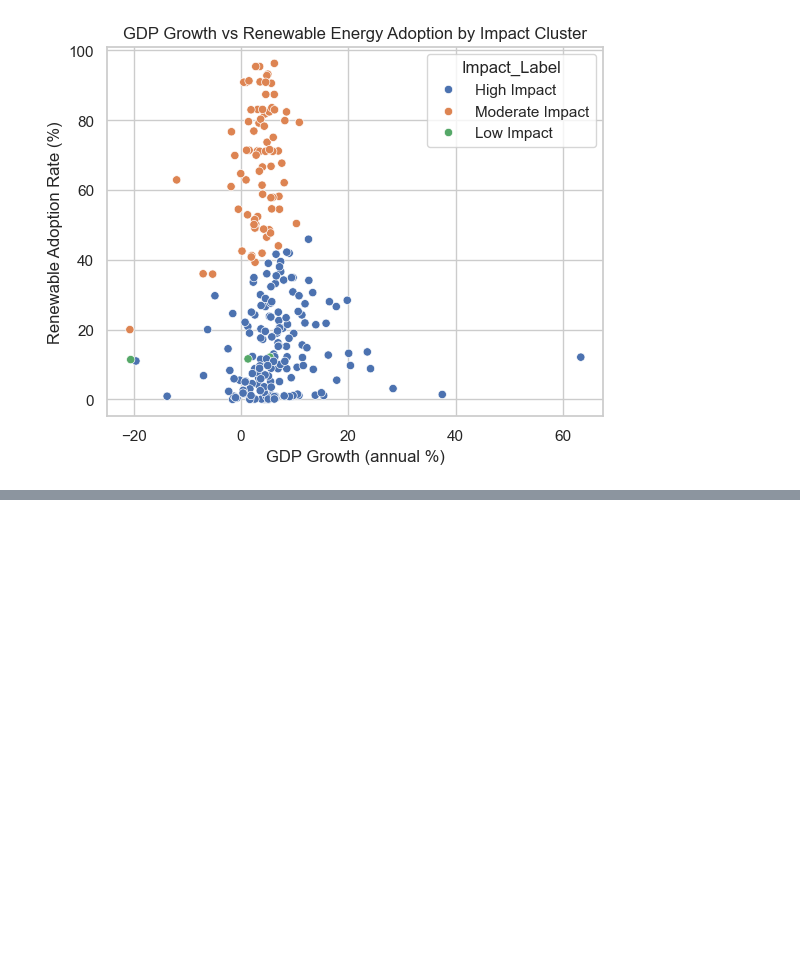
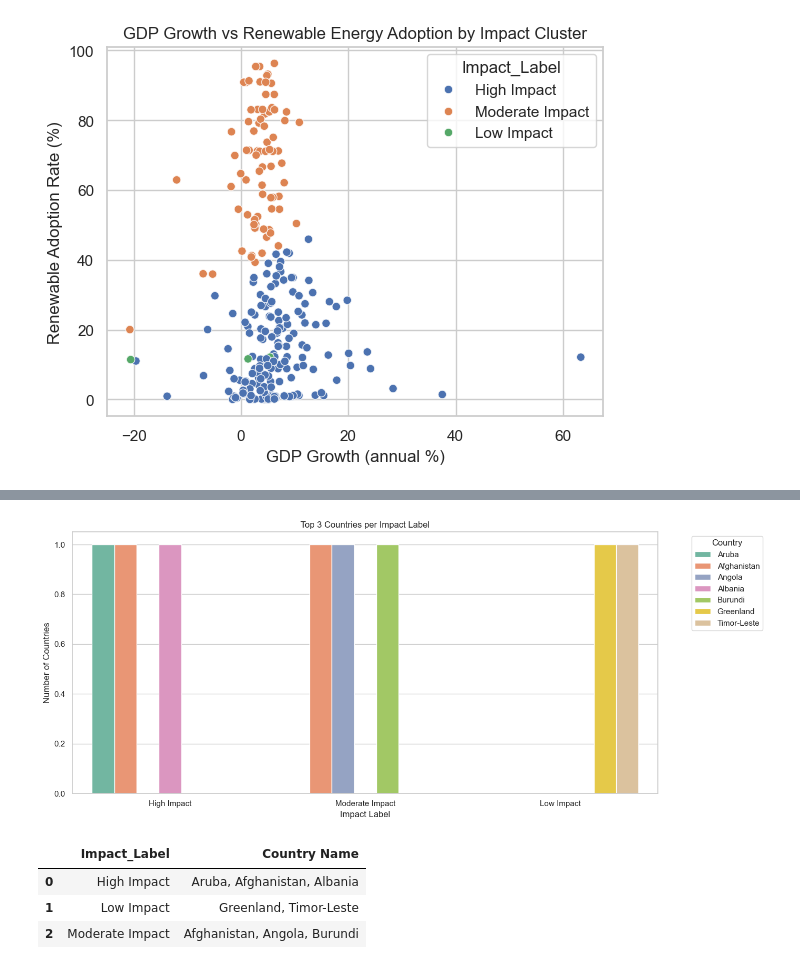
Before and after one commit to CSUN-MS-BANA/culminating-project-group-2, a Jupyter notebook: WEEK 7/ClassificationQues.ipynb, the cells around one changed output, grey strips where cells are left out. Saved outputs shown, nothing was run; the diff lists cells and outputs as text; code cells hidden in the pictures; blank space fills up the shorter version.

Commit message:
finding impacting country names

```diff
--- a/WEEK 7/ClassificationQues.ipynb
+++ b/WEEK 7/ClassificationQues.ipynb
@@ -1371,3 +1330,42 @@ Answer:
 Yes — the Moderate Impact cluster appears to represent a transitional group.
 These countries have moderate renewable energy use (10–40%) and low to mid GDP growth.
 They might be in the process of increasing clean energy usage or adjusting their growth models, moving either toward sustainability or unsustainability depending on their future trajectory.
+# %%
+# let find out the countries in moderated impact or on label
+import pandas as pd
+import matplotlib.pyplot as plt
+import seaborn as sns
+
+#Get 10 unique countries from each Impact_Label group
+top_countries_per_label = (
+    df_clustered[['Country Name', 'Impact_Label']]
+    .drop_duplicates()
+    .groupby('Impact_Label')
+    .head(3)
+)
+
+# First, create a new column combining Impact_Label and Country Name for better labels
+top_countries_per_label['Label'] = top_countries_per_label['Impact_Label'].astype(str) + ' - ' + top_countries_per_label['Country Name']
+
+# Plot vertical grouped bar
+plt.figure(figsize=(14, 6))
+sns.countplot(data=top_countries_per_label,
+              x='Impact_Label',
+              hue='Country Name',
+              palette='Set2')
+
+plt.title('Top 3 Countries per Impact Label')
+plt.xlabel('Impact Label')
+plt.ylabel('Number of Countries')
+plt.legend(title='Country', bbox_to_anchor=(1.05, 1), loc='upper left')
+plt.tight_layout()
+plt.show()
+# %% [output]
+[figure, added]
+# %%
+top_countries_per_label.groupby('Impact_Label')['Country Name'].apply(lambda x: ', '.join(x)).reset_index()
+# %% [output]
+|  | Impact_Label | Country Name |
+| 0 | High Impact | Aruba, Afghanistan, Albania |
+| 1 | Low Impact | Greenland, Timor-Leste |
+| 2 | Moderate Impact | Afghanistan, Angola, Burundi |
```
Also changed, not shown: parts of 12 cells of this notebook.
